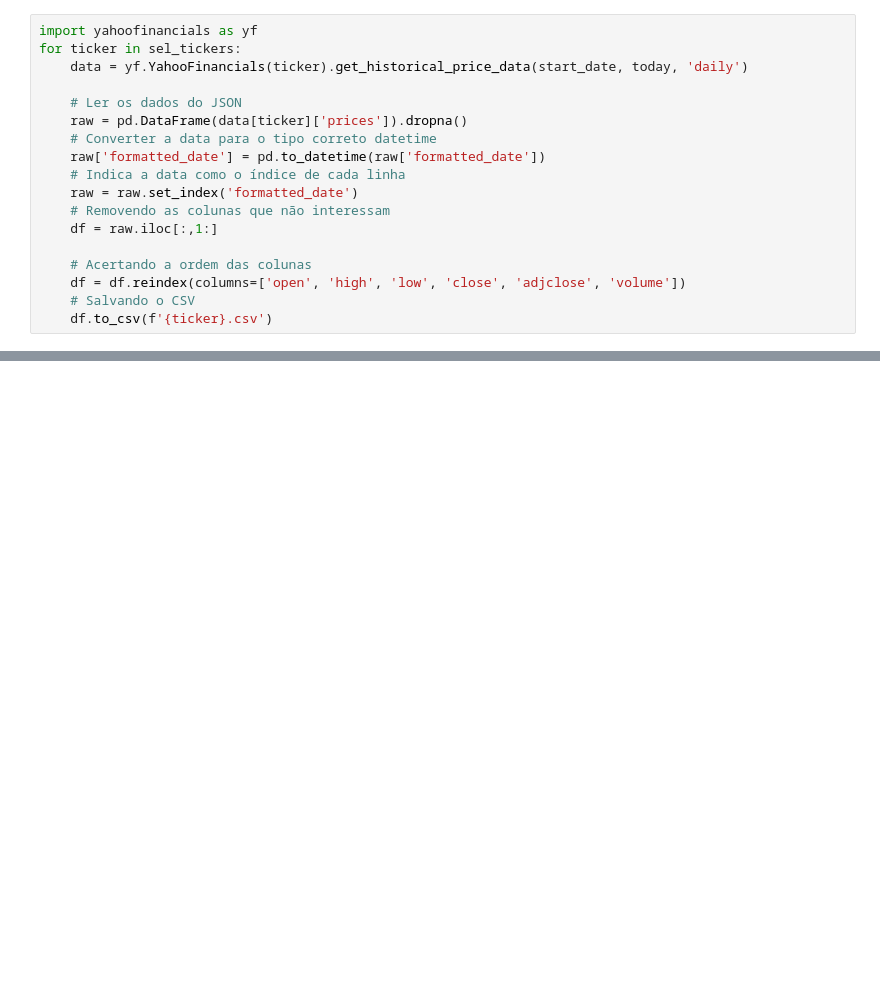
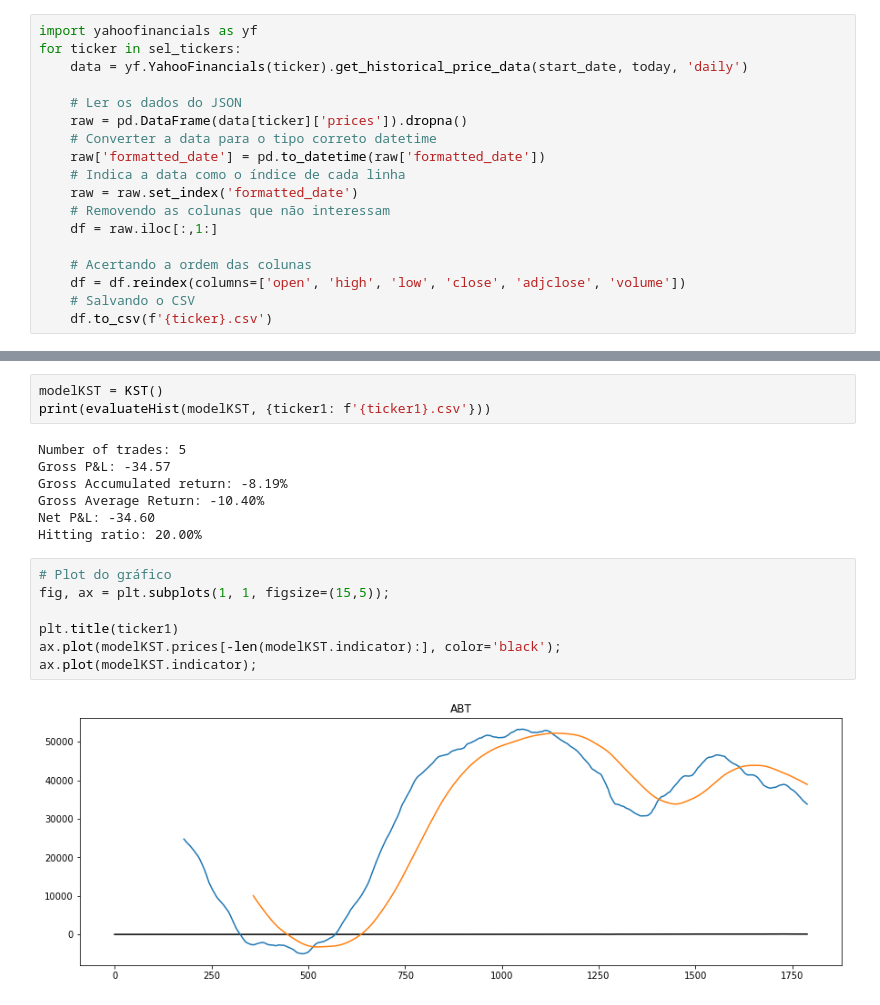
Before and after one commit to viniciusmm7/projeto-algotrading, a Jupyter notebook: Projeto.ipynb, the cells around one changed output, grey strips where cells are left out. Drawn from its saved outputs; the diff is of its cells as text; blank space fills up the shorter version.

```diff
--- a/Projeto.ipynb
+++ b/Projeto.ipynb
@@ -269,0 +398,19 @@ ax.plot(modelBollinger.indicator);
+# %%
+modelKST = KST()
+print(evaluateHist(modelKST, {ticker1: f'{ticker1}.csv'}))
+# %% [output]
+Number of trades: 5
+Gross P&L: -34.57
+Gross Accumulated return: -8.19%
+Gross Average Return: -10.40%
+Net P&L: -34.60
+Hitting ratio: 20.00%
+# %%
+# Plot do gráfico
+fig, ax = plt.subplots(1, 1, figsize=(15,5));
+
+plt.title(ticker1)
+ax.plot(modelKST.prices[-len(modelKST.indicator):], color='black');
+ax.plot(modelKST.indicator);
+# %% [output]
+[figure, added]
```
Also changed, not shown: parts of 22 cells of this notebook.
